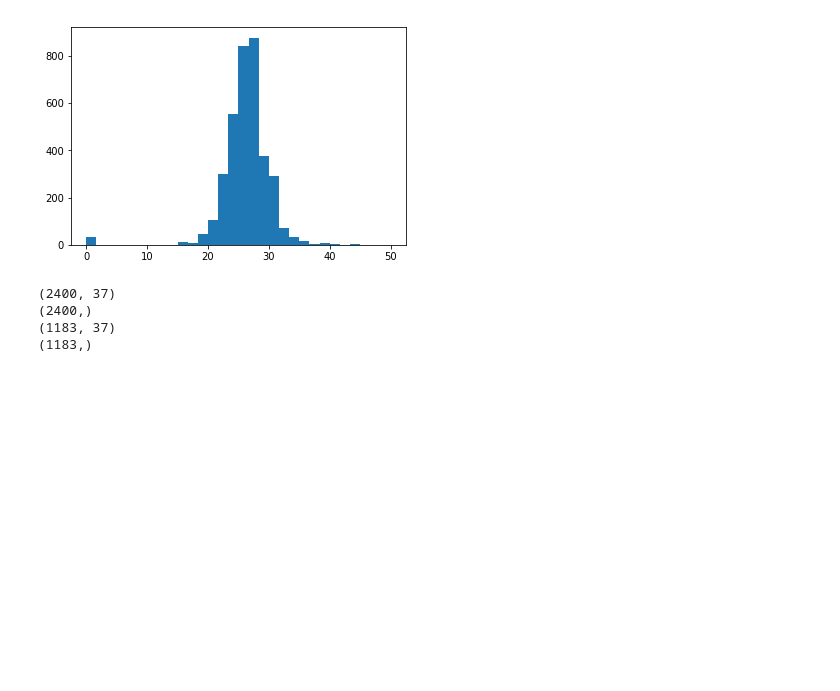
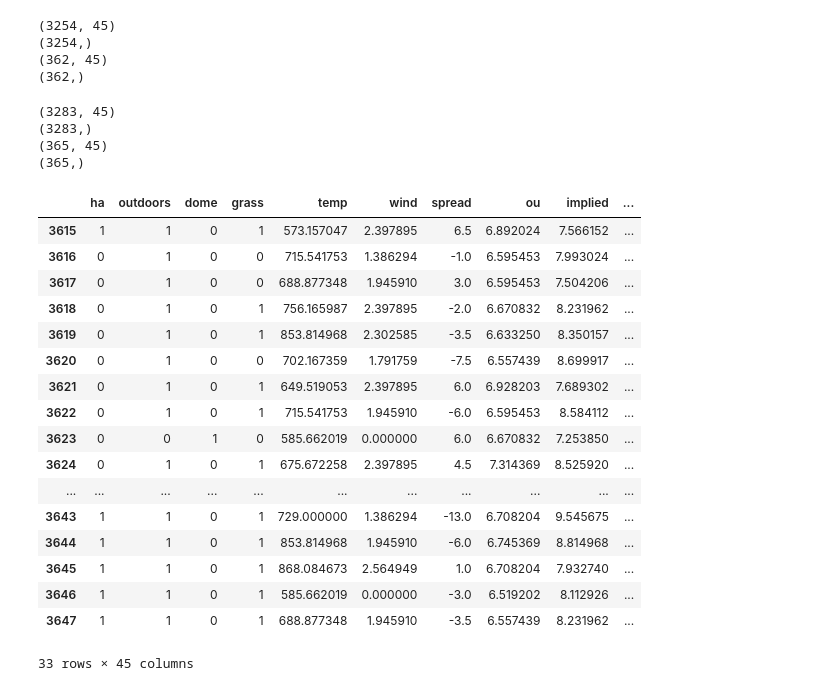
Before and after one commit to stevengarlick/fantasy_football_ml, a Jupyter notebook: Linear learning.ipynb, the cells around one changed output. Saved outputs shown, nothing was run; the diff lists cells and outputs as text; code cells hidden in the pictures; blank space fills up the shorter version.

```diff
--- a/Linear learning.ipynb
+++ b/Linear learning.ipynb
@@ -25,3 +49,3 @@ df1 = df[['ha','outdoors','dome','grass','temp','wind','spread','ou','implied','
 ]]
 # %%
-dfs= pd.DataFrame(df1.iloc[:3583])
+dfs = pd.DataFrame(df1)
@@ -48,31 +70,6 @@ dfs['implied'] = np.power(dfs['implied'],.67)
 #dfs['takeaways-per-game_last3'] = np.log1p(dfs['takeaways-per-game_last3'])
 #dfs['takeaways-per-game_last1'] = np.log1p(dfs['takeaways-per-game_last1'])
 #dfs['penalty-yards-per-game_last1_y'] = np.sqrt(dfs['penalty-yards-per-game_last1_y'])
-# %%
-dfs = dfs.drop(labels=['two-point-conversion-attempts-per-game_currseason',
-'two-point-conversion-attempts-per-game_last3',
-'two-point-conversion-attempts-per-game_last1',
-'two-point-conversion-attempts-per-game_lastseason',
-'two-point-conversions-per-game_currseason',
-'two-point-conversions-per-game_last3',
-'two-point-conversions-per-game_last1',
-'two-point-conversions-per-game_lastseason',
-'opponent-two-point-conversion-attempts-per-game_currseason',
-'opponent-two-point-conversion-attempts-per-game_last3',
-'opponent-two-point-conversion-attempts-per-game_last1',
-'opponent-two-point-conversion-attempts-per-game_lastseason',
-'opponent-two-point-conversions-per-game_currseason',
-'opponent-two-point-conversions-per-game_last3',
-'opponent-two-point-conversions-per-game_last1',
-'opponent-two-point-conversions-per-game_lastseason',
-'two-point-conversion-attempts-per-game_ha',
-'two-point-conversions-per-game_ha',
-], axis = 1)
-# %%
-dfs['third-down-conversion-percentage_currseason'] = dfs['third-down-conversions-per-game_currseason'] / dfs['third-downs-per-game_currseason']
-dfs['third-down-conversion-percentage_lastseason'] = dfs['third-down-conversions-per-game_lastseason'] / dfs['third-downs-per-game_lastseason']
-dfs['opponent-third-down-conversion-percentage_currseason'] = dfs['opponent-third-down-conversions-per-game_currseason'] / dfs['opponent-third-downs-per-game_currseason']
-dfs['opponent-third-down-conversion-percentage_lastseason'] = dfs['opponent-third-down-conversions-per-game_lastseason'] / dfs['opponent-third-downs-per-game_lastseason']
 # %%
 dfs = dfs.fillna(0)
 # %%
@@ -82,11 +77,9 @@ x = np.arcsinh(x)
 # %%
 #plt.hist(np.log1p(dfs['takeaways-per-game_currseason']), bins=30)
-plt.hist(np.square(dfs['opponent-third-downs-per-game_currseason']), bins=30)
+plt.hist((dfs['opponent-third-downs-per-game_currseason']), bins=30)
 
-dfs['opponent-third-downs-per-game_currseason'] = np.square(dfs['opponent-third-downs-per-game_currseason'])
+#dfs['opponent-third-downs-per-game_currseason'] = np.power(dfs['opponent-third-downs-per-game_currseason'],1.5)
 
 #x = np.log1p(dfs['wind'])
 #plt.hist(x, bins=10)
 #dfs2 = np.power(dfs['wind'],.3)
-# %% [output]
-[figure, removed]
@@ -163,18 +145,30 @@ plt.scatter(lm.predict(x),y)
 plt.ylabel('Field Goals Attempted')
 plt.xlabel('Predicted Field Goals Attempted')
 plt.show
+# %%
+from sklearn.model_selection import train_test_split
+t_train, t_test, yt_train, yt_test = train_test_split( t, yt, test_size=.1, random_state=5)
+print(t_train.shape)
+print(yt_train.shape)
+print(t_test.shape)
+print(yt_test.shape)
+# %% [output]
+(3254, 45)
+(3254,)
+(362, 45)
+(362,)
 # %%
 from sklearn.model_selection import train_test_split
-x_train, x_test, y_train, y_test = train_test_split( x, y, test_size=0.33, random_state=5)
+x_train, x_test, y_train, y_test = train_test_split( t, yt, test_size=.1, random_state=5)
 print(x_train.shape)
 print(y_train.shape)
 print(x_test.shape)
 print(y_test.shape)
 # %% [output]
-(2400, 37)
-(2400,)
-(1183, 37)
-(1183,)
+(3283, 45)
+(3283,)
+(365, 45)
+(365,)
 # %%
 lm = LinearRegression()
 lm.fit(x_train, y_train)
@@ -183,3 +179,24 @@ pred_test=lm.predict(x_test)
+# %%
+dfs[3615:]
+# %% [output]
+|  | ha | outdoors | dome | grass | temp | wind | spread | ou | implied | ... |
+| 3615 | 1 | 1 | 0 | 1 | 573.157047 | 2.397895 | 6.5 | 6.892024 | 7.566152 | ... |
+| 3616 | 0 | 1 | 0 | 0 | 715.541753 | 1.386294 | -1.0 | 6.595453 | 7.993024 | ... |
+| 3617 | 0 | 1 | 0 | 0 | 688.877348 | 1.945910 | 3.0 | 6.595453 | 7.504206 | ... |
+| 3618 | 0 | 1 | 0 | 1 | 756.165987 | 2.397895 | -2.0 | 6.670832 | 8.231962 | ... |
+| 3619 | 0 | 1 | 0 | 1 | 853.814968 | 2.302585 | -3.5 | 6.633250 | 8.350157 | ... |
+| 3620 | 0 | 1 | 0 | 0 | 702.167359 | 1.791759 | -7.5 | 6.557439 | 8.699917 | ... |
+| 3621 | 0 | 1 | 0 | 1 | 649.519053 | 2.397895 | 6.0 | 6.928203 | 7.689302 | ... |
+| 3622 | 0 | 1 | 0 | 1 | 715.541753 | 1.945910 | -6.0 | 6.595453 | 8.584112 | ... |
+| 3623 | 0 | 0 | 1 | 0 | 585.662019 | 0.000000 | 6.0 | 6.670832 | 7.253850 | ... |
+| 3624 | 0 | 1 | 0 | 1 | 675.672258 | 2.397895 | 4.5 | 7.314369 | 8.525920 | ... |
+| ... | ... | ... | ... | ... | ... | ... | ... | ... | ... | ... |
+| 3643 | 1 | 1 | 0 | 1 | 729.000000 | 1.386294 | -13.0 | 6.708204 | 9.545675 | ... |
+| 3644 | 1 | 1 | 0 | 1 | 853.814968 | 1.945910 | -6.0 | 6.745369 | 8.814968 | ... |
+| 3645 | 1 | 1 | 0 | 1 | 868.084673 | 2.564949 | 1.0 | 6.708204 | 7.932740 | ... |
+| 3646 | 1 | 1 | 0 | 1 | 585.662019 | 0.000000 | -3.0 | 6.519202 | 8.112926 | ... |
+| 3647 | 1 | 1 | 0 | 1 | 688.877348 | 1.945910 | -3.5 | 6.557439 | 8.231962 | ... |
+33 rows × 45 columns
 # %%
 from sklearn.preprocessing import PolynomialFeatures
 poly_reg = PolynomialFeatures(degree = 2)
```
Also changed, not shown: parts of 28 cells of this notebook, 6 other files.
